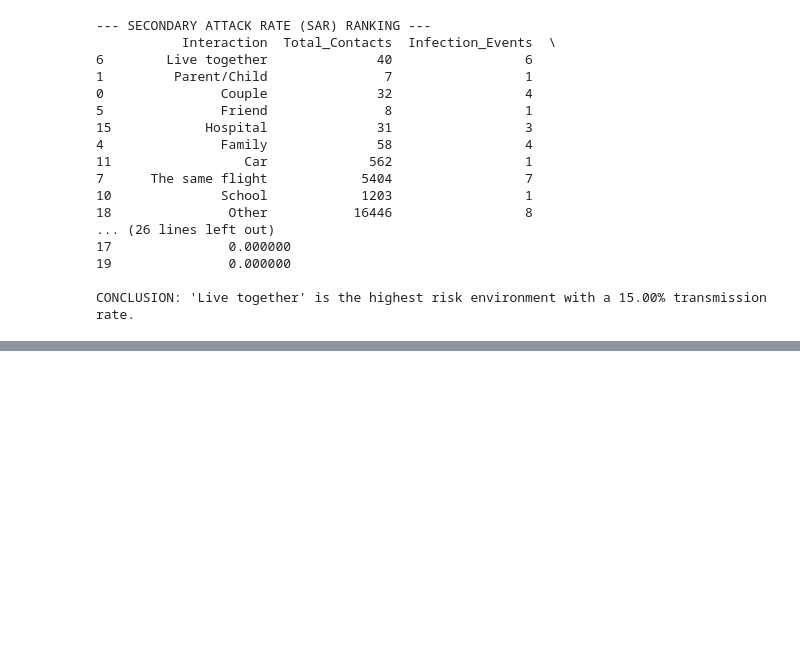
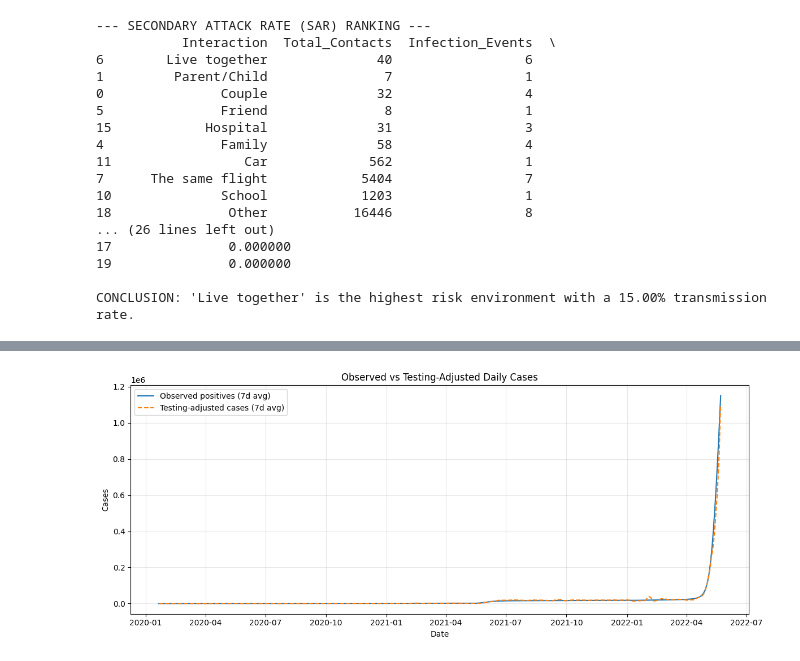
Before and after one commit to dmdce/CSMODEL-MCO1-Notebook-Files, a Jupyter notebook: CSMODEL_MCO1_Notebook_(Step_2_finished).ipynb, the cells around one changed output, grey strips where cells are left out. Cells and saved outputs as stored; diff of their text form; code cells hidden in the pictures; blank space fills up the shorter version.

Commit message:
- Added data validation & correlation

```diff
--- a/CSMODEL_MCO1_Notebook_(Step_2_finished).ipynb
+++ b/CSMODEL_MCO1_Notebook_(Step_2_finished).ipynb
@@ -667,0 +942,83 @@ CONCLUSION: 'Live together' is the highest risk environment with a 15.00% transm
+# %%
+# --- STEP 5C: PREDICTIVE APPLICATION (TESTING-ADJUSTED DETECTION + R_E ESTIMATION) ---
+
+# Merge in daily testing totals
+df_model = df_validate.merge(df_tests_daily, on='date', how='left').sort_values('date').copy()
+df_model['tests_total'] = df_model['tests_total'].fillna(0)
+
+# Basic detection signal: positivity rate
+df_model['positivity'] = np.where(df_model['tests_total'] > 0, df_model['positive_total'] / df_model['tests_total'], np.nan)
+
+# Testing intensity adjustment (simple + transparent):
+# If tests are lower than the recent typical level, scale cases upward (and vice versa), with a cap to avoid extreme swings.
+df_model['tests_ref'] = df_model['tests_total'].rolling(14, min_periods=1).median()
+df_model['detect_scale'] = np.where(df_model['tests_total'] > 0, df_model['tests_ref'] / df_model['tests_total'], np.nan)
+df_model['detect_scale'] = pd.Series(df_model['detect_scale']).clip(lower=0.5, upper=3.0)
+df_model['detect_scale'] = df_model['detect_scale'].fillna(1.0)
+
+df_model['cases_adjusted'] = df_model['positive_total'] * df_model['detect_scale']
+
+# Estimate effective reproduction number R_E using a simple ratio method:
+# R_E(t) ≈ I(t) / I(t - s), where s is an assumed serial interval in days.
+serial_interval_days = 5
+
+df_model['incidence_smooth'] = df_model['positive_total'].rolling(7, min_periods=1).mean()
+df_model['incidence_adj_smooth'] = df_model['cases_adjusted'].rolling(7, min_periods=1).mean()
+
+df_model['R_E_raw'] = df_model['incidence_smooth'] / df_model['incidence_smooth'].shift(serial_interval_days)
+df_model['R_E_adj'] = df_model['incidence_adj_smooth'] / df_model['incidence_adj_smooth'].shift(serial_interval_days)
+
+# How does testing intensity relate to "estimation stability"?
+df_model['R_E_gap'] = (df_model['R_E_adj'] - df_model['R_E_raw']).abs()
+
+corr_tests_gap = df_model[['tests_total','R_E_gap']].dropna().corr().iloc[0,1]
+corr_tests_pos = df_model[['tests_total','positivity']].dropna().corr().iloc[0,1]
+
+print("Correlation (tests_total vs |R_E_adj - R_E_raw|):", round(corr_tests_gap, 4))
+print("Correlation (tests_total vs positivity):", round(corr_tests_pos, 4))
+
+# --- Visualizations ---
+plt.figure(figsize=(12, 5))
+plt.plot(df_model['date'], df_model['positive_total'].rolling(7, min_periods=1).mean(), label='Observed positives (7d avg)')
+plt.plot(df_model['date'], df_model['cases_adjusted'].rolling(7, min_periods=1).mean(), label='Testing-adjusted cases (7d avg)', linestyle='--')
+plt.title('Observed vs Testing-Adjusted Daily Cases')
+plt.xlabel('Date')
+plt.ylabel('Cases')
+plt.legend()
+plt.grid(alpha=0.3)
+plt.tight_layout()
+plt.show()
+
+plt.figure(figsize=(12, 4))
+plt.plot(df_model['date'], df_model['tests_total'].rolling(7, min_periods=1).mean(), label='Tests performed (7d avg)')
+plt.title('Daily Testing Volume (7-day average)')
+plt.xlabel('Date')
+plt.ylabel('Tests')
+plt.legend()
+plt.grid(alpha=0.3)
+plt.tight_layout()
+plt.show()
+
+plt.figure(figsize=(12, 5))
+plt.plot(df_model['date'], df_model['R_E_raw'], label='R_E (raw)')
+plt.plot(df_model['date'], df_model['R_E_adj'], label='R_E (testing-adjusted)', linestyle='--')
+plt.axhline(1.0, linewidth=1)
+plt.title('Effective Reproduction Number ($R_E$) Over Time (Simple Ratio Method)')
+plt.xlabel('Date')
+plt.ylabel('$R_E$')
+plt.legend()
+plt.grid(alpha=0.3)
+plt.tight_layout()
+plt.show()
+
+# Scatter: testing intensity vs R_E gap
+scatter_df = df_model[['tests_total','R_E_gap']].dropna()
+plt.figure(figsize=(7, 5))
+plt.scatter(scatter_df['tests_total'], scatter_df['R_E_gap'], alpha=0.6)
+plt.title('Testing Intensity vs $|R_E^{adj} - R_E^{raw}|$')
+plt.xlabel('Tests performed (daily)')
+plt.ylabel('Absolute gap in $R_E$')
+plt.grid(alpha=0.3)
+plt.tight_layout()
+plt.show()
+# %% [output]
@@ -667,0 +1027 @@ CONCLUSION: 'Live together' is the highest risk environment with a 15.00% transm
+[figure, added]
```
Also changed, not shown: parts of 6 cells of this notebook.
